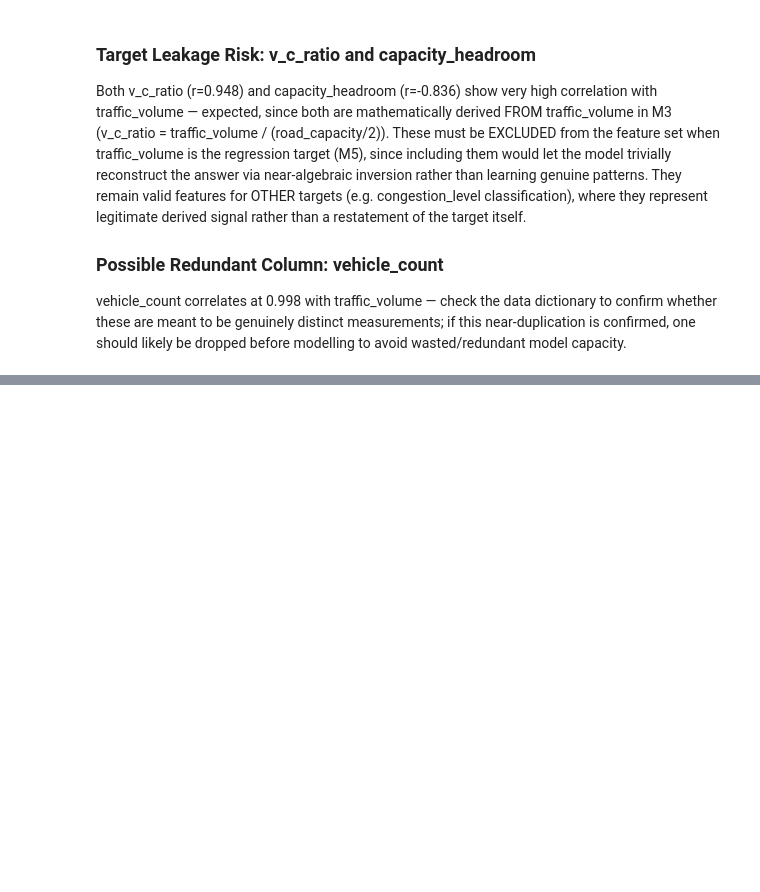
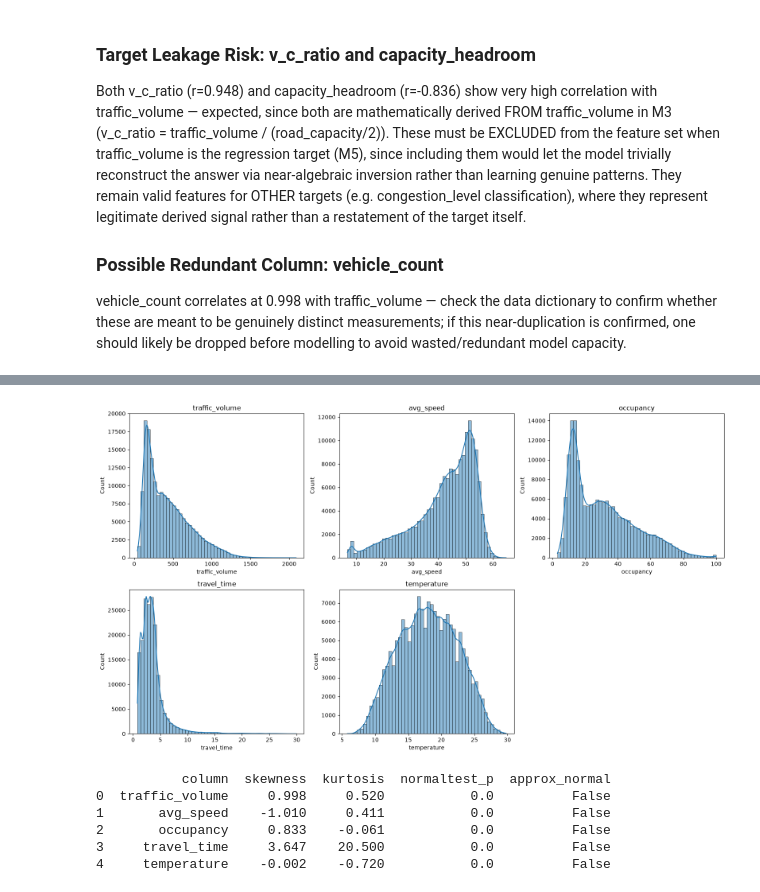
Before and after one commit to SAMARTH-SHARMA3/Flowcast-Ai_Driven_Traffic_Analytic_Platform-, a Jupyter notebook: flowcast/notebooks/02_eda.ipynb, the cells around one changed output, grey strips where cells are left out. Cells and saved outputs as stored; diff of their text form; code cells hidden in the pictures; blank space fills up the shorter version.

```diff
--- a/flowcast/notebooks/02_eda.ipynb
+++ b/flowcast/notebooks/02_eda.ipynb
@@ -256,0 +417,61 @@ model capacity.
+# %%
+# ============================================================
+# Histograms with KDE overlay for key continuous columns.
+# Visual first pass: does each distribution look roughly bell-shaped
+# (normal), skewed, or multi-modal?
+# ============================================================
+import matplotlib.pyplot as plt
+import seaborn as sns
+
+dist_cols = ["traffic_volume", "avg_speed", "occupancy", "travel_time", "temperature"]
+
+fig, axes = plt.subplots(2, 3, figsize=(16, 9))
+axes = axes.flatten()
+
+for i, col in enumerate(dist_cols):
+    sns.histplot(df[col].dropna(), kde=True, ax=axes[i], bins=50)
+    axes[i].set_title(col)
+
+axes[-1].axis("off")  # hide the unused 6th subplot
+plt.tight_layout()
+plt.savefig("../reports/figures/distributions.png", dpi=150)
+plt.show()
+# %% [output]
+[figure, added]
+# %%
+# ============================================================
+# Formal normality assessment:
+# - Skewness: 0 = symmetric, >0 = right tail, <0 = left tail
+# - Kurtosis: 0 = normal "peakedness", >0 = heavier tails than normal
+# - D'Agostino-Pearson test (scipy.stats.normaltest): formally tests
+#   the null hypothesis "this sample comes from a normal
+#   distribution." Used instead of Shapiro-Wilk because Shapiro-Wilk
+#   is unreliable/impractical at this sample size (176K rows);
+#   normaltest is designed for larger samples.
+# p < 0.05 => reject normality (statistically significant deviation)
+# ============================================================
+from scipy import stats
+
+normality_results = []
+for col in dist_cols:
+    data = df[col].dropna()
+    skewness = stats.skew(data)
+    kurt = stats.kurtosis(data)
+    stat, p_value = stats.normaltest(data)
+    normality_results.append({
+        "column": col,
+        "skewness": round(skewness, 3),
+        "kurtosis": round(kurt, 3),
+        "normaltest_p": p_value,
+        "approx_normal": p_value > 0.05,
+    })
+
+normality_df = pd.DataFrame(normality_results)
+print(normality_df)
+# %% [output]
+           column  skewness  kurtosis  normaltest_p  approx_normal
+0  traffic_volume     0.998     0.520           0.0          False
+1       avg_speed    -1.010     0.411           0.0          False
+2       occupancy     0.833    -0.061           0.0          False
+3     travel_time     3.647    20.500           0.0          False
+4     temperature    -0.002    -0.720           0.0          False
```
Also changed, not shown: parts of 10 cells of this notebook, 4 other files.
